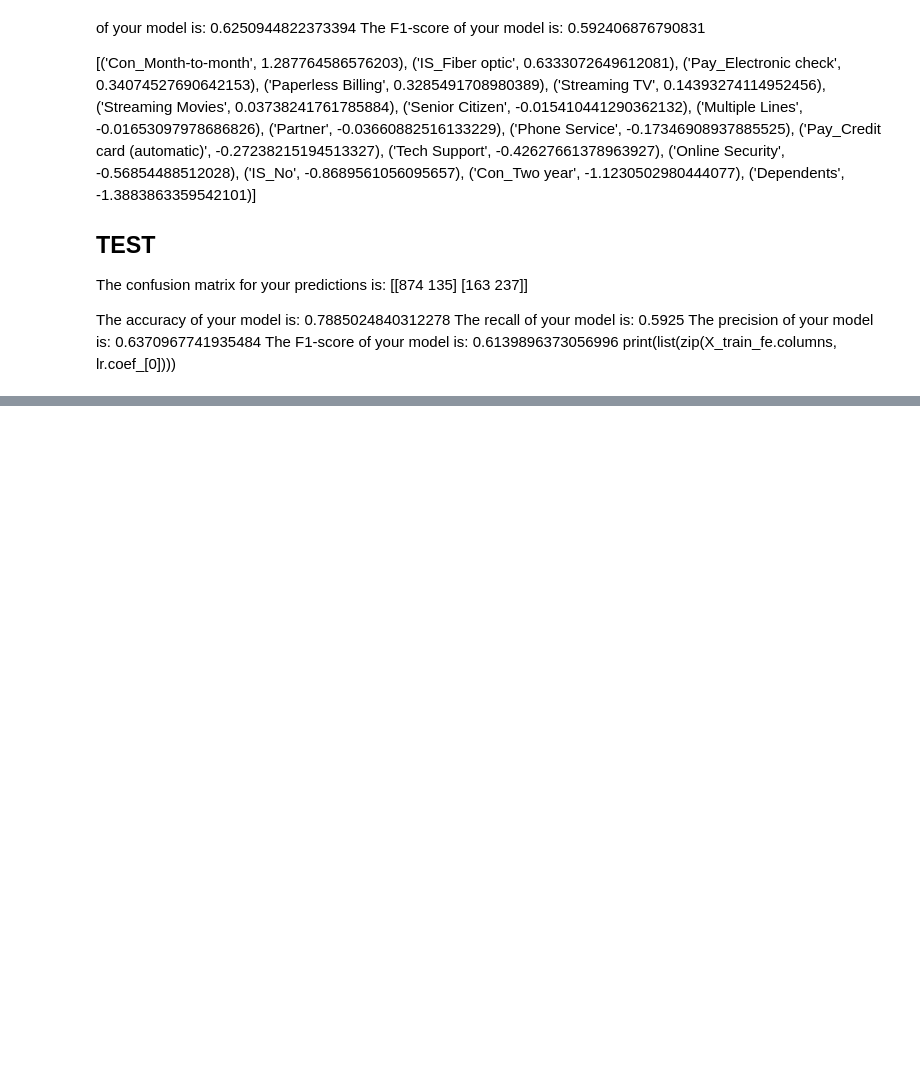
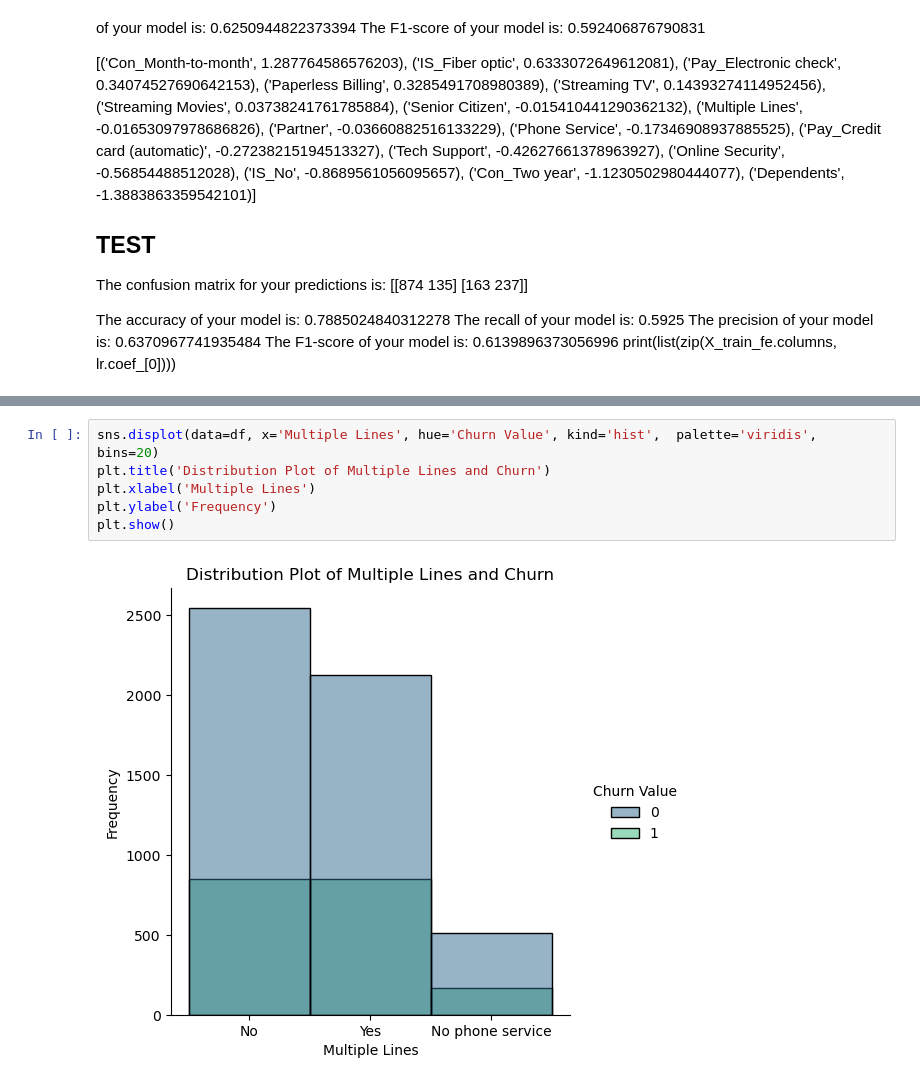
Before and after one commit to ldearlove/Digital-Futures-Swan-Project, a Jupyter notebook: Liam_Swans.ipynb, the cells around one changed output, grey strips where cells are left out. Saved outputs shown, nothing was run; the diff lists cells and outputs as text; blank space fills up the shorter version.

```diff
--- a/Liam_Swans.ipynb
+++ b/Liam_Swans.ipynb
@@ -794,0 +821,8 @@ print(list(zip(X_train_fe.columns, lr.coef_[0])))
+# %%
+sns.displot(data=df, x='Multiple Lines', hue='Churn Value', kind='hist',  palette='viridis', bins=20)
+plt.title('Distribution Plot of Multiple Lines and Churn')
+plt.xlabel('Multiple Lines')
+plt.ylabel('Frequency')
+plt.show()
+# %% [output]
+[figure, added]
```
Also changed, not shown: parts of 20 cells of this notebook.
